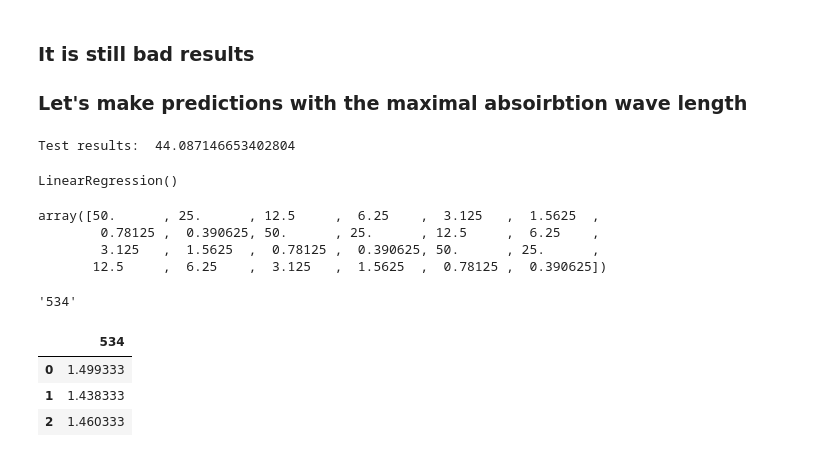
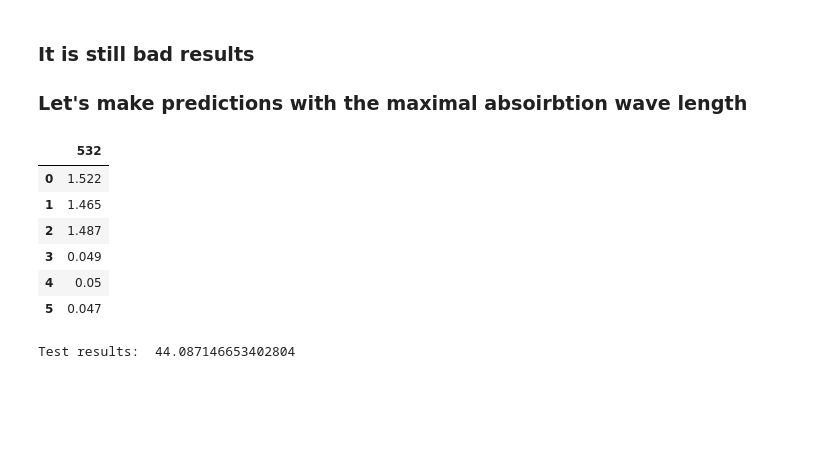
Before and after one commit to dkarlov/colorfix_test, a Jupyter notebook: Notebook for exploratory data analysis.ipynb, the cells around one changed output. Cells and saved outputs as stored; diff of their text form; code cells hidden in the pictures; blank space fills up the shorter version.

```diff
--- a/Notebook for exploratory data analysis.ipynb
+++ b/Notebook for exploratory data analysis.ipynb
@@ -382,6 +382,16 @@ Test results:  21.728459958942256
 # %% [markdown]
 ### It is still bad results
 ### Let's make predictions with the maximal absoirbtion wave length
+# %%
+sample[['532']]
+# %% [output]
+|  | 532 |
+| 0 | 1.522 |
+| 1 | 1.465 |
+| 2 | 1.487 |
+| 3 | 0.049 |
+| 4 | 0.05 |
+| 5 | 0.047 |
 # %%
 bestwavelength = list(data_clean)[1:][np.argmax(data_clean.values[0, 1:])]
 x_train = data_clean[[bestwavelength]]
@@ -389,25 +399,3 @@ x_test = sample_clean[[bestwavelength]]
 print("Test results: ", LinearRegression().fit(x_train, y).predict(x_test).mean())
 # %% [output]
 Test results:  44.087146653402804
-# %%
-lin_model.predict()
-# %% [output]
-LinearRegression()
-# %%
-y
-# %% [output]
-array([50.      , 25.      , 12.5     ,  6.25    ,  3.125   ,  1.5625  ,
-        0.78125 ,  0.390625, 50.      , 25.      , 12.5     ,  6.25    ,
-        3.125   ,  1.5625  ,  0.78125 ,  0.390625, 50.      , 25.      ,
-       12.5     ,  6.25    ,  3.125   ,  1.5625  ,  0.78125 ,  0.390625])
-# %%
-bestwavelength
-# %% [output]
-'534'
-# %%
-x_test
-# %% [output]
-|  | 534 |
-| 0 | 1.499333 |
-| 1 | 1.438333 |
-| 2 | 1.460333 |
```
Also changed, not shown: parts of 2 cells of this notebook, 1 other file.
